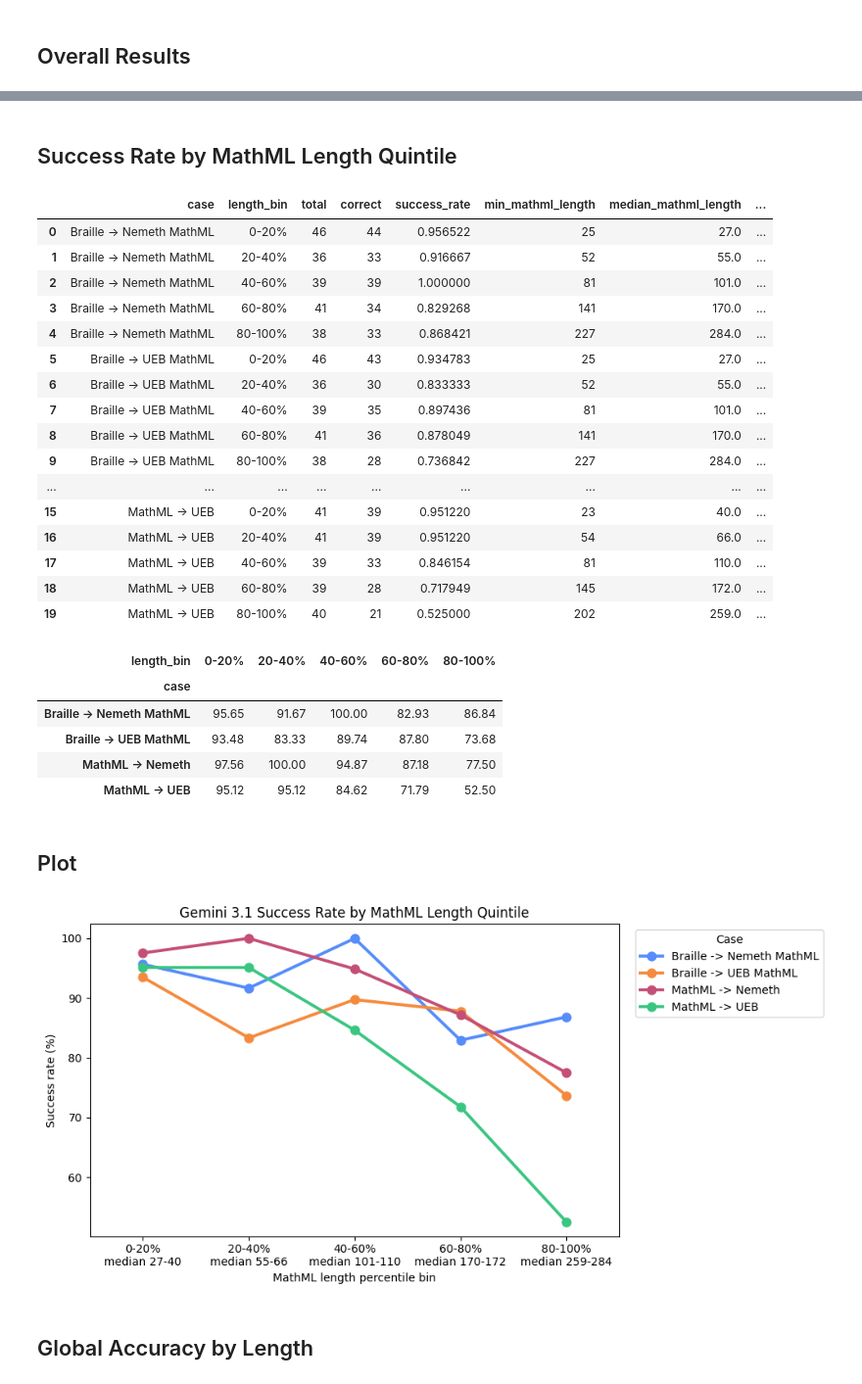
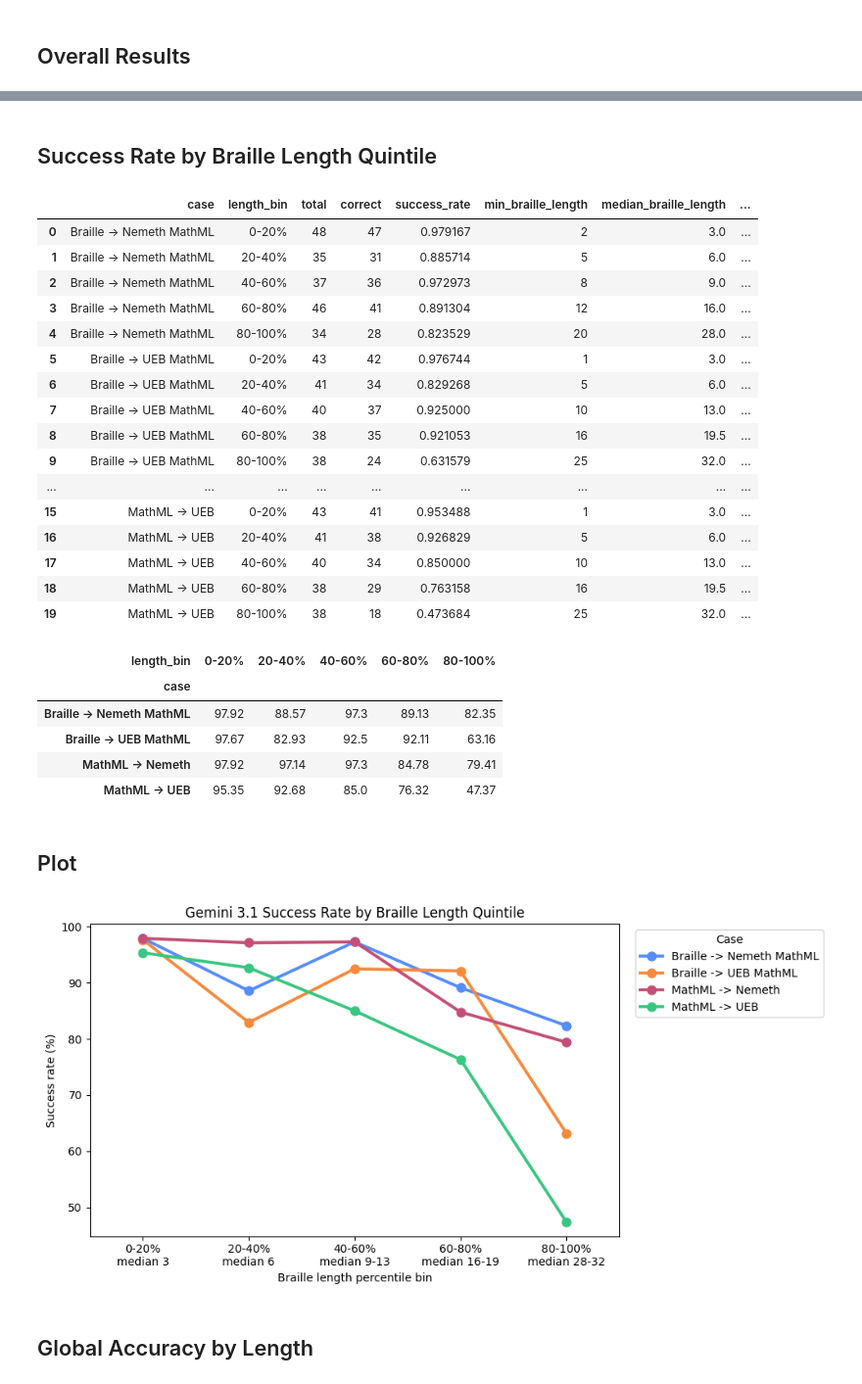
Before and after one commit to NSoiffer/MathMLData, a Jupyter notebook: analysis/Gemini3.1_analysis_by_length.ipynb, the cells around one changed output, grey strips where cells are left out. Shown at 98% size. Drawn from its saved outputs; the diff is of its cells as text; code cells hidden in the pictures.

Commit message:
use braille length instead of mathml length

```diff
--- a/analysis/Gemini3.1_analysis_by_length.ipynb
+++ b/analysis/Gemini3.1_analysis_by_length.ipynb
@@ -85,7 +85,7 @@ for spec in RESULT_SPECS:
 
 df = pd.DataFrame(rows)
 df["length_bin"] = (
-    df.groupby("case", group_keys=False)["mathml_length"]
+    df.groupby("case", group_keys=False)["braille_length"]
     .apply(lambda s: pd.qcut(s, q=5, labels=QUINTILE_LABELS, duplicates="drop"))
 )
 # %% [markdown]
@@ -112,5 +112,5 @@ display(overall_summary)
 # %% [markdown]
-## Success Rate by MathML Length Quintile
+## Success Rate by Braille Length Quintile
 # %%
 quintile_summary = (
     df.groupby(["case", "length_bin"], observed=True, as_index=False)
@@ -118,14 +118,14 @@ quintile_summary = (
         total=("is_success", "size"),
         correct=("is_success", "sum"),
         success_rate=("is_success", "mean"),
-        min_mathml_length=("mathml_length", "min"),
-        median_mathml_length=("mathml_length", "median"),
-        max_mathml_length=("mathml_length", "max"),
+        min_braille_length=("braille_length", "min"),
+        median_braille_length=("braille_length", "median"),
+        max_braille_length=("braille_length", "max"),
     )
 )
 quintile_summary["success_rate_pct"] = (quintile_summary["success_rate"] * 100).round(2)
 length_bin_labels = (
-    quintile_summary.groupby("length_bin", observed=True)["median_mathml_length"]
+    quintile_summary.groupby("length_bin", observed=True)["median_braille_length"]
     .agg(["min", "max"])
     .reindex(QUINTILE_LABELS)
 )
@@ -135,56 +135,56 @@ length_bin_labels["label"] = length_bin_labels.apply(
 )
 display(quintile_summary.sort_values(["case", "length_bin"]))
 # %% [output]
-|  | case | length_bin | total | correct | success_rate | min_mathml_length | median_mathml_length | ... |
-| 0 | Braille -> Nemeth MathML | 0-20% | 46 | 44 | 0.956522 | 25 | 27.0 | ... |
-| 1 | Braille -> Nemeth MathML | 20-40% | 36 | 33 | 0.916667 | 52 | 55.0 | ... |
-| 2 | Braille -> Nemeth MathML | 40-60% | 39 | 39 | 1.000000 | 81 | 101.0 | ... |
-| 3 | Braille -> Nemeth MathML | 60-80% | 41 | 34 | 0.829268 | 141 | 170.0 | ... |
-| 4 | Braille -> Nemeth MathML | 80-100% | 38 | 33 | 0.868421 | 227 | 284.0 | ... |
-| 5 | Braille -> UEB MathML | 0-20% | 46 | 43 | 0.934783 | 25 | 27.0 | ... |
-| 6 | Braille -> UEB MathML | 20-40% | 36 | 30 | 0.833333 | 52 | 55.0 | ... |
-| 7 | Braille -> UEB MathML | 40-60% | 39 | 35 | 0.897436 | 81 | 101.0 | ... |
-| 8 | Braille -> UEB MathML | 60-80% | 41 | 36 | 0.878049 | 141 | 170.0 | ... |
-| 9 | Braille -> UEB MathML | 80-100% | 38 | 28 | 0.736842 | 227 | 284.0 | ... |
+|  | case | length_bin | total | correct | success_rate | min_braille_length | median_braille_length | ... |
+| 0 | Braille -> Nemeth MathML | 0-20% | 48 | 47 | 0.979167 | 2 | 3.0 | ... |
+| 1 | Braille -> Nemeth MathML | 20-40% | 35 | 31 | 0.885714 | 5 | 6.0 | ... |
+| 2 | Braille -> Nemeth MathML | 40-60% | 37 | 36 | 0.972973 | 8 | 9.0 | ... |
+| 3 | Braille -> Nemeth MathML | 60-80% | 46 | 41 | 0.891304 | 12 | 16.0 | ... |
+| 4 | Braille -> Nemeth MathML | 80-100% | 34 | 28 | 0.823529 | 20 | 28.0 | ... |
+| 5 | Braille -> UEB MathML | 0-20% | 43 | 42 | 0.976744 | 1 | 3.0 | ... |
+| 6 | Braille -> UEB MathML | 20-40% | 41 | 34 | 0.829268 | 5 | 6.0 | ... |
+| 7 | Braille -> UEB MathML | 40-60% | 40 | 37 | 0.925000 | 10 | 13.0 | ... |
+| 8 | Braille -> UEB MathML | 60-80% | 38 | 35 | 0.921053 | 16 | 19.5 | ... |
+| 9 | Braille -> UEB MathML | 80-100% | 38 | 24 | 0.631579 | 25 | 32.0 | ... |
 | ... | ... | ... | ... | ... | ... | ... | ... | ... |
-| 15 | MathML -> UEB | 0-20% | 41 | 39 | 0.951220 | 23 | 40.0 | ... |
-| 16 | MathML -> UEB | 20-40% | 41 | 39 | 0.951220 | 54 | 66.0 | ... |
-| 17 | MathML -> UEB | 40-60% | 39 | 33 | 0.846154 | 81 | 110.0 | ... |
-| 18 | MathML -> UEB | 60-80% | 39 | 28 | 0.717949 | 145 | 172.0 | ... |
-| 19 | MathML -> UEB | 80-100% | 40 | 21 | 0.525000 | 202 | 259.0 | ... |
+| 15 | MathML -> UEB | 0-20% | 43 | 41 | 0.953488 | 1 | 3.0 | ... |
+| 16 | MathML -> UEB | 20-40% | 41 | 38 | 0.926829 | 5 | 6.0 | ... |
+| 17 | MathML -> UEB | 40-60% | 40 | 34 | 0.850000 | 10 | 13.0 | ... |
+| 18 | MathML -> UEB | 60-80% | 38 | 29 | 0.763158 | 16 | 19.5 | ... |
+| 19 | MathML -> UEB | 80-100% | 38 | 18 | 0.473684 | 25 | 32.0 | ... |
 # %%
 display(quintile_summary.pivot(index="case", columns="length_bin", values="success_rate_pct"))
 # %% [output]
 | length_bin | 0-20% | 20-40% | 40-60% | 60-80% | 80-100% |
 | case |  |  |  |  |  |
-| Braille -> Nemeth MathML | 95.65 | 91.67 | 100.00 | 82.93 | 86.84 |
-| Braille -> UEB MathML | 93.48 | 83.33 | 89.74 | 87.80 | 73.68 |
-| MathML -> Nemeth | 97.56 | 100.00 | 94.87 | 87.18 | 77.50 |
-| MathML -> UEB | 95.12 | 95.12 | 84.62 | 71.79 | 52.50 |
+| Braille -> Nemeth MathML | 97.92 | 88.57 | 97.3 | 89.13 | 82.35 |
+| Braille -> UEB MathML | 97.67 | 82.93 | 92.5 | 92.11 | 63.16 |
+| MathML -> Nemeth | 97.92 | 97.14 | 97.3 | 84.78 | 79.41 |
+| MathML -> UEB | 95.35 | 92.68 | 85.0 | 76.32 | 47.37 |
 # %% [markdown]
 ## Plot
 # %%
 plot_data = quintile_summary.copy()
 plot_data["length_bin_label"] = plot_data["length_bin"].map(length_bin_labels["label"])
 
 plt.figure(figsize=(10, 5))
 sns.pointplot(
     data=plot_data,
     x="length_bin_label",
     y="success_rate_pct",
     hue="case",
     order=length_bin_labels["label"].tolist(),
     markers="o",
     linestyles="-",
 )
-plt.title("Gemini 3.1 Success Rate by MathML Length Quintile")
-plt.xlabel("MathML length percentile bin")
+plt.title("Gemini 3.1 Success Rate by Braille Length Quintile")
+plt.xlabel("Braille length percentile bin")
 plt.ylabel("Success rate (%)")
 plt.legend(title="Case", bbox_to_anchor=(1.02, 1), loc="upper left")
 plt.tight_layout()
 plt.show()
 # %% [output]
-[figure, old version]
+[figure, new version]
 # %% [markdown]
 ## Global Accuracy by Length
 # %%
```
Also changed, not shown: parts of 3 cells of this notebook.
